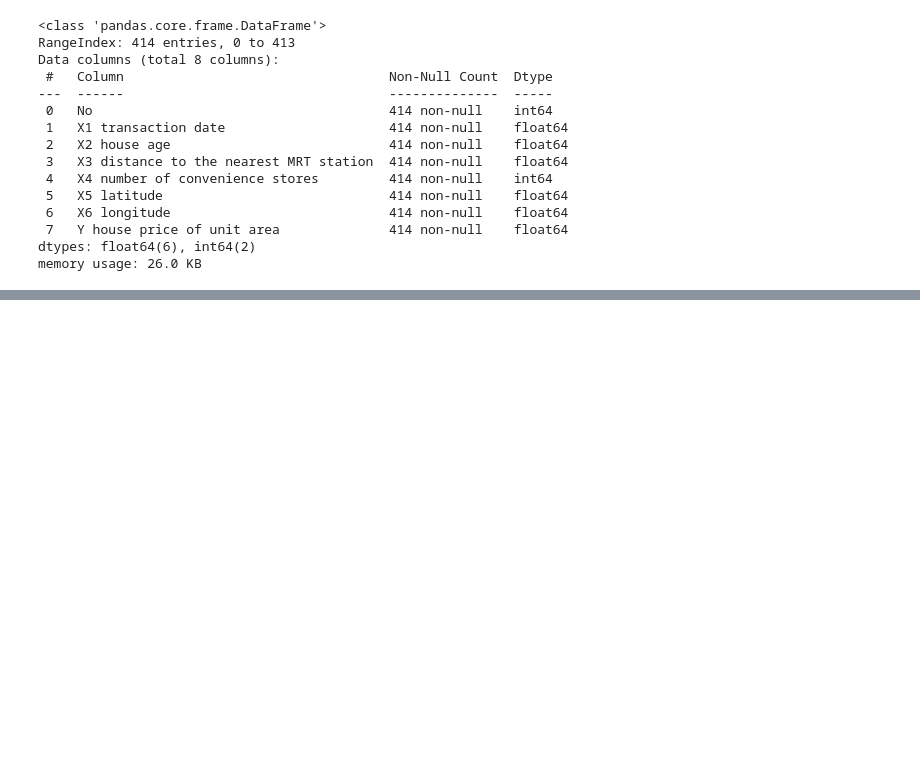
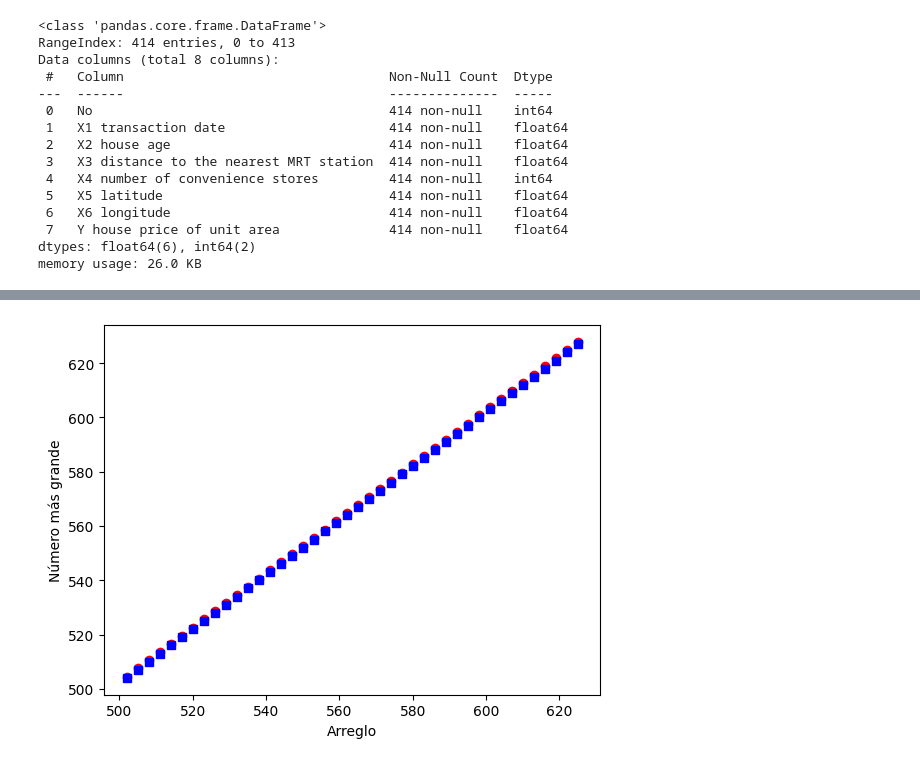
Before and after one commit to faustodavidhernandezjasso/inteligencia-artificial, a Jupyter notebook: codigos/machine_learning/linear_regression.ipynb, the cells around one changed output, grey strips where cells are left out. Cells and saved outputs as stored; diff of their text form; code cells hidden in the pictures; blank space fills up the shorter version.

```diff
--- a/codigos/machine_learning/linear_regression.ipynb
+++ b/codigos/machine_learning/linear_regression.ipynb
@@ -349,2 +365,66 @@ b: 0.0030743615479615948
+# %%
+# Test
+X_example_test = np.array([[502, 503, 504],
+                           [505, 506, 507],
+                           [508, 509, 510],
+                           [511, 512, 513],
+                           [514, 515, 516],
+                           [517, 518, 519],
+                           [520, 521, 522],
+                           [523, 524, 525],
+                           [526, 527, 528],
+                           [529, 530, 531],
+                           [532, 533, 534],
+                           [535, 536, 537],
+                           [538, 539, 540],
+                           [541, 542, 543],
+                           [544, 545, 546],
+                           [547, 548, 549],
+                           [550, 551, 552],
+                           [553, 554, 555],
+                           [556, 557, 558],
+                           [559, 560, 561],
+                           [562, 563, 564],
+                           [565, 566, 567],
+                           [568, 569, 570],
+                           [571, 572, 573],
+                           [574, 575, 576],
+                           [577, 578, 579],
+                           [580, 581, 582],
+                           [583, 584, 585],
+                           [586, 587, 588],
+                           [589, 590, 591],
+                           [592, 593, 594],
+                           [595, 596, 597],
+                           [598, 599, 600],
+                           [601, 602, 603],
+                           [604, 605, 606],
+                           [607, 608, 609],
+                           [610, 611, 612],
+                           [613, 614, 615],
+                           [616, 617, 618],
+                           [619, 620, 621],
+                           [622, 623, 624],
+                           [625, 626, 627]])
+y_example_test = np.array([504, 507, 510,
+                           513, 516, 519,
+                           522, 525, 528,
+                           531, 534, 537,
+                           540, 543, 546,
+                           549, 552, 555,
+                           558, 561, 564,
+                           567, 570, 573,
+                           576, 579, 582,
+                           585, 588, 591,
+                           594, 597, 600,
+                           603, 606, 609,
+                           612, 615, 618,
+                           621, 624, 627])
+predictions = make_predictions_dummy(X_example_test, w, b)
+plot_predictions_against_actual_value(X_example_test, y_example_test,
+                                      predictions, "Predicción del modelo",
+                                      "Valor actual", "Número más grande", "Arreglo")
+# %% [output]
+[figure, added]
 # %%
 # Ejecución de descenso de gradiente.
```
Also changed, not shown: parts of 5 cells of this notebook.
